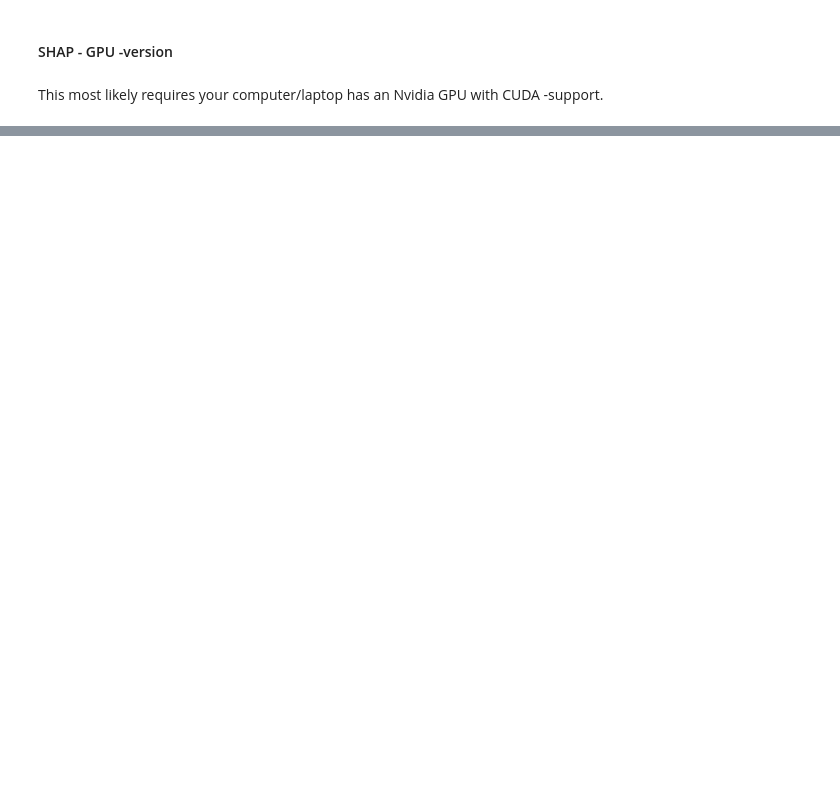
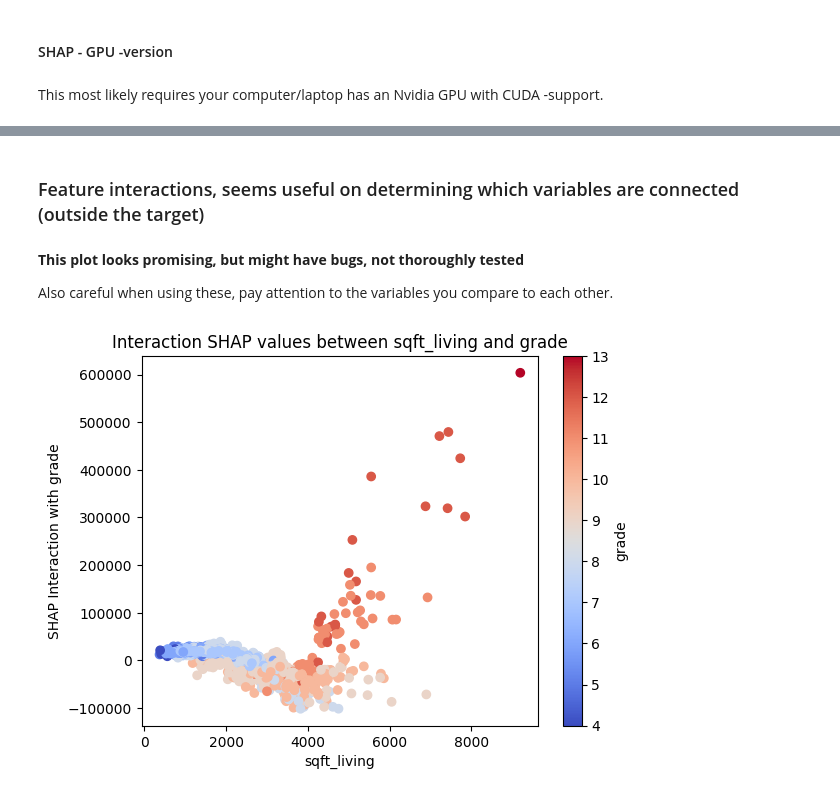
Before and after one commit to tuomasvaltanenLUAS/AdvancedDataAnalytics2025, a Jupyter notebook: lecture2_other_eval_tools/shap_and_lime/shap_test1_gpu.ipynb, the cells around one changed output, grey strips where cells are left out. Drawn from its saved outputs; the diff is of its cells as text; code cells hidden in the pictures; blank space fills up the shorter version.

```diff
--- a/lecture2_other_eval_tools/shap_and_lime/shap_test1_gpu.ipynb
+++ b/lecture2_other_eval_tools/shap_and_lime/shap_test1_gpu.ipynb
@@ -68,0 +116,30 @@ Feature Importances using SHAP:
+# %% [markdown]
+### Feature interactions, seems useful on determining which variables are connected (outside the target)
+# %% [markdown]
+**This plot looks promising, but might have bugs, not thoroughly tested**
+
+Also careful when using these, pay attention to the variables you compare to each other.
+# %%
+# Choose two features by their column names or indices
+feature_1 = 'sqft_living'
+feature_2 = 'grade'
+
+shap_interaction_values = explainer.shap_interaction_values(X_test)
+
+import matplotlib.pyplot as plt
+
+i = X_test.columns.get_loc(feature_1)
+j = X_test.columns.get_loc(feature_2)
+
+interaction_vals = shap_interaction_values[:, i, j]
+feat1_vals = X_test[feature_1]
+feat2_vals = X_test[feature_2]
+
+plt.scatter(feat1_vals, interaction_vals, c=feat2_vals, cmap='coolwarm')
+plt.xlabel(feature_1)
+plt.ylabel(f'SHAP Interaction with {feature_2}')
+plt.colorbar(label=feature_2)
+plt.title(f'Interaction SHAP values between {feature_1} and {feature_2}')
+plt.show()
+# %% [output]
+[figure, added]
```
Also changed, not shown: parts of 10 cells of this notebook, 6 other files.
